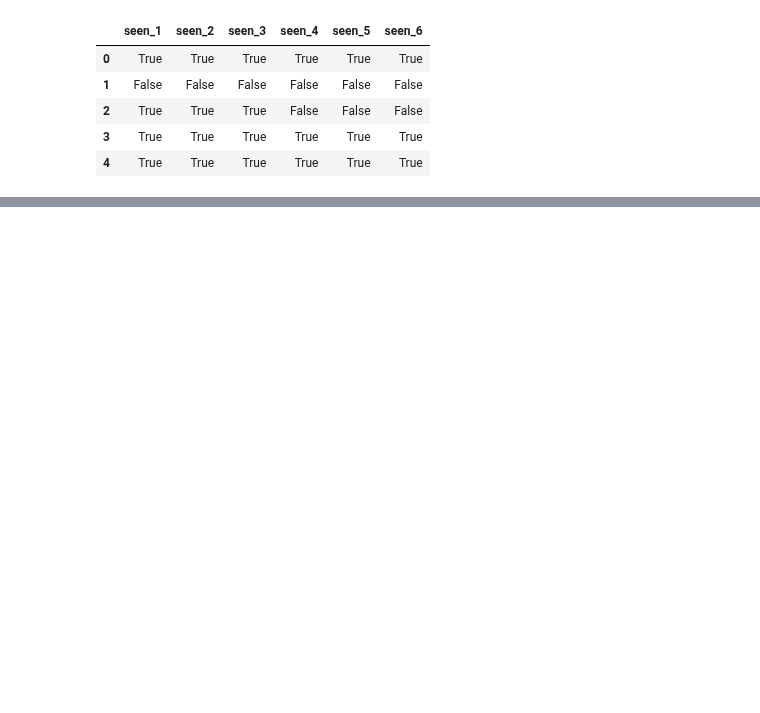
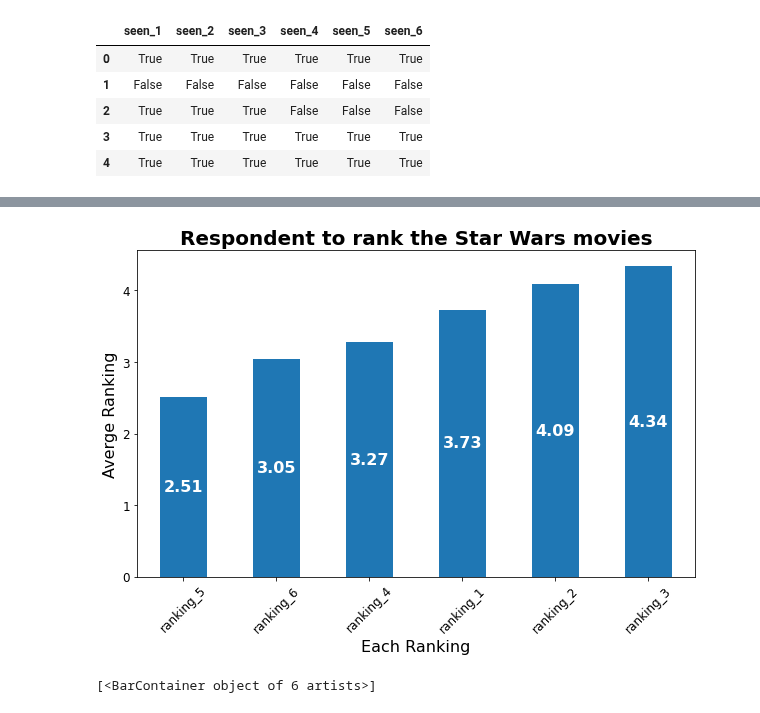
Before and after one commit to MuhammadAwon/datascience-projects, a Jupyter notebook: Projects/star-wars/star-wars-survey.ipynb, the cells around one changed output, grey strips where cells are left out. Drawn from its saved outputs; the diff is of its cells as text; code cells hidden in the pictures; blank space fills up the shorter version.

Commit message:
reach eda on star wars survey

```diff
--- a/Projects/star-wars/star-wars-survey.ipynb
+++ b/Projects/star-wars/star-wars-survey.ipynb
@@ -258,0 +280,19 @@ star_wars[cols_to_rename].head()
+# %%
+# Convert each of the columns above to a 'float' type
+star_wars[star_wars.columns[9:15]] = star_wars[star_wars.columns[9:15]].astype('float')
+
+# Columns dict to rename
+cols_dict2 = {
+    'Please rank the Star Wars films in order of preference with 1 being your favorite film in the franchise and 6 being your least favorite film.': 'ranking_1',
+    'Unnamed: 10': 'ranking_2',
+    'Unnamed: 11': 'ranking_3',
+    'Unnamed: 12': 'ranking_4',
+    'Unnamed: 13': 'ranking_5',
+    'Unnamed: 14': 'ranking_6'
+}
+
+# Rename columns using 'cols_dict2'
+star_wars.rename(columns=cols_dict2, inplace=True)
+
+# Display results
+star_wars[star_wars.columns[9:15]].head()
@@ -258,0 +312,23 @@ star_wars[cols_to_rename].head()
+# %%
+# Compute the mean of each 'ranking' columns
+ranking = star_wars[star_wars.columns[9:15]].mean()
+
+# Make a bar plot of each average ranking
+# visualize results in ascending order
+fig_ax = ranking.sort_values().plot(kind='bar', figsize=(10, 6))
+plt.title('Respondent to rank the Star Wars movies', fontsize=20, fontweight='bold')
+plt.xlabel('Each Ranking', fontsize=16)
+plt.ylabel('Averge Ranking', fontsize=16)
+plt.xticks(rotation=45, fontsize=12)
+plt.yticks(fontsize=12)
+plt.bar_label(fig_ax.containers[0], fmt='%.2f',
+              label_type='center', c='white',
+              fontsize=16, fontweight='bold')
+
+plt.show()
+# %% [output]
+[figure, added]
+# %%
+splot.containers
+# %% [output]
+[<BarContainer object of 6 artists>]
```
Also changed, not shown: parts of 8 cells of this notebook.
